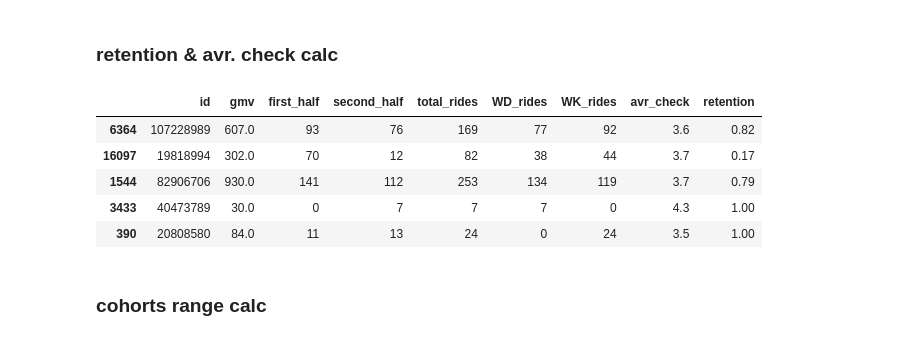
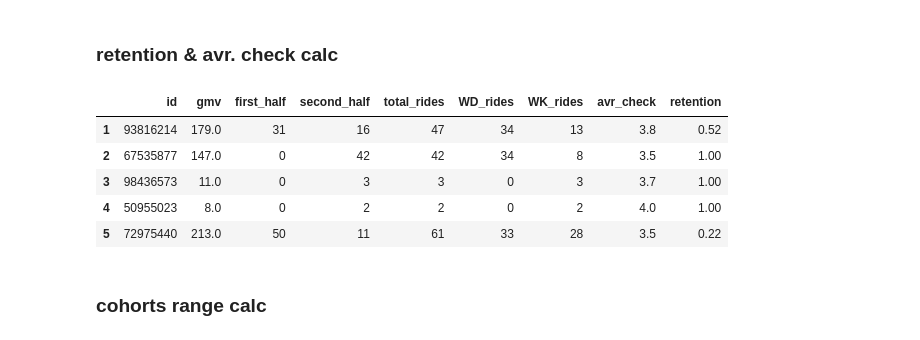
Before and after one commit to makingthefuturehappy/bonus, a Jupyter notebook: bonus.ipynb, the cells around one changed output. Drawn from its saved outputs; the diff is of its cells as text; code cells hidden in the pictures.

```diff
--- a/bonus.ipynb
+++ b/bonus.ipynb
@@ -70,39 +70,39 @@ else:
 first_half = dates[index_1st : index_2nd]
 second_half = dates[index_2nd : len(dates)]
 total_days = len(first_half) + len(second_half)
 
 
 # retention & avr_check cals
 df['first_half'] = df[first_half].sum(axis=1)
 df['second_half'] = df[second_half].sum(axis=1)
 
 def retention_calc(first_half, second_half):
     try:
         retention = second_half / first_half
     except:
         retention = 0
     retention = min (1, retention)
     return retention
 
 df['retention'] = df.apply(lambda x: retention_calc(x['first_half'], x['second_half']), axis =  1)
 df['total_rides'] = df['first_half'] + df['second_half']
 df['avr_check'] = df['gmv'] / df['total_rides']
 df['WK_rides'] = df[fridays + saturdays + sundays].sum(axis=1) # weekends rides
 df['WD_rides'] = df[workdays].sum(axis=1) # weekends rides
 
 
 key_fields = ['id', 'gmv','first_half','second_half','total_rides', 'WD_rides','WK_rides', 'avr_check', 'retention']
 
 df = df[np.isfinite(df).all(1)] # infinity values drop (comes from a division by zero)
 df = df.round({'gmv': 0, 'retention': 2, 'avr_check': 1})
-df[key_fields].sample(5)
+df[key_fields].head()
 # %% [output]
 |  | id | gmv | first_half | second_half | total_rides | WD_rides | WK_rides | avr_check | retention |
-| 6364 | 107228989 | 607.0 | 93 | 76 | 169 | 77 | 92 | 3.6 | 0.82 |
-| 16097 | 19818994 | 302.0 | 70 | 12 | 82 | 38 | 44 | 3.7 | 0.17 |
-| 1544 | 82906706 | 930.0 | 141 | 112 | 253 | 134 | 119 | 3.7 | 0.79 |
-| 3433 | 40473789 | 30.0 | 0 | 7 | 7 | 7 | 0 | 4.3 | 1.00 |
-| 390 | 20808580 | 84.0 | 11 | 13 | 24 | 0 | 24 | 3.5 | 1.00 |
+| 1 | 93816214 | 179.0 | 31 | 16 | 47 | 34 | 13 | 3.8 | 0.52 |
+| 2 | 67535877 | 147.0 | 0 | 42 | 42 | 34 | 8 | 3.5 | 1.00 |
+| 3 | 98436573 | 11.0 | 0 | 3 | 3 | 0 | 3 | 3.7 | 1.00 |
+| 4 | 50955023 | 8.0 | 0 | 2 | 2 | 0 | 2 | 4.0 | 1.00 |
+| 5 | 72975440 | 213.0 | 50 | 11 | 61 | 33 | 28 | 3.5 | 0.22 |
 # %% [markdown]
 <h3>cohorts range calc</h3>
 # %%
```
Also changed, not shown: parts of 6 cells of this notebook.
